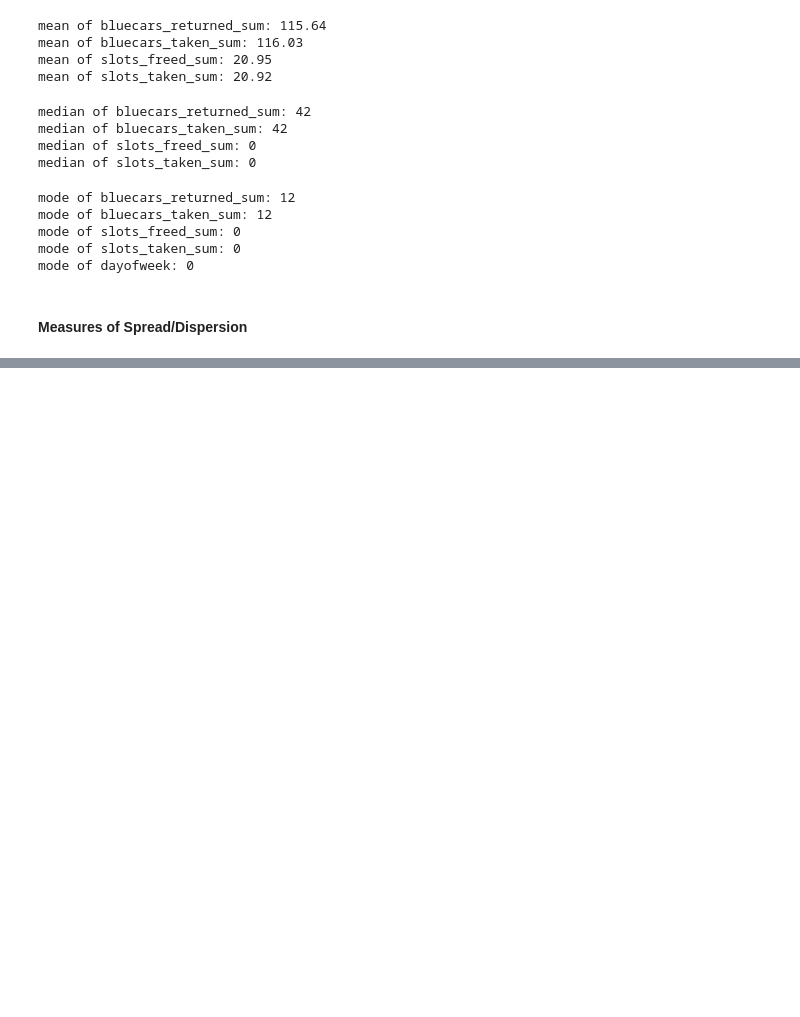
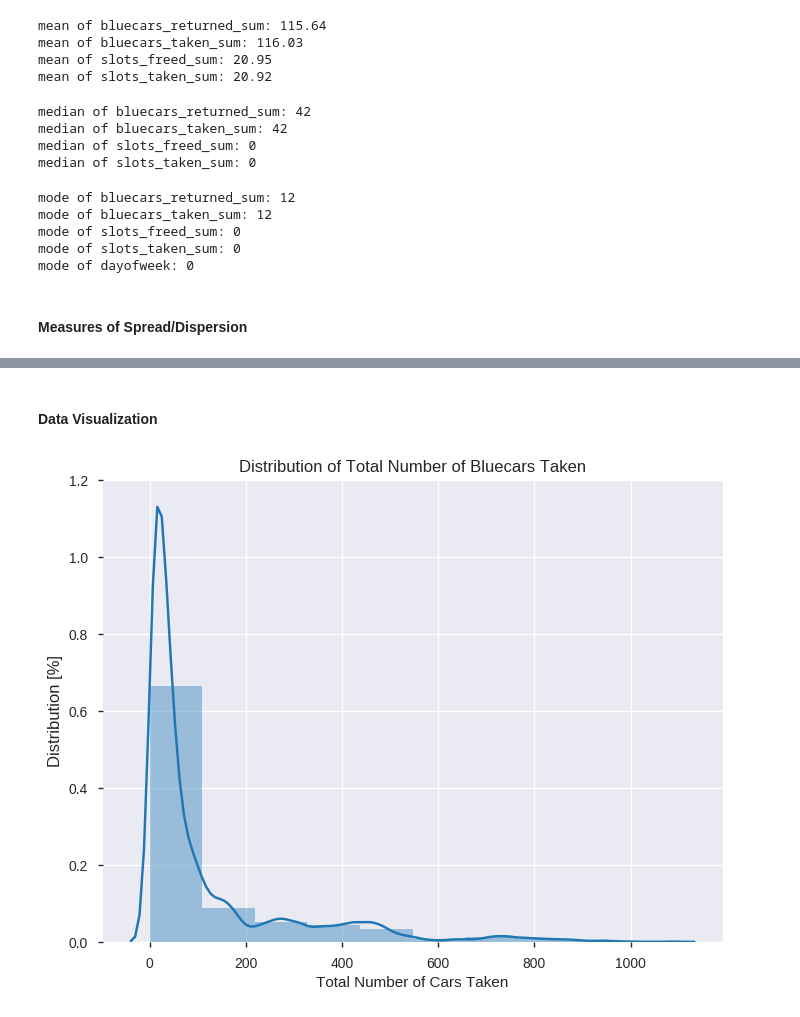
Before and after one commit to booorayan/BluecarsAuto, a Jupyter notebook: Autolib_projecte.ipynb, the cells around one changed output, grey strips where cells are left out. Cells and saved outputs as stored; diff of their text form; code cells hidden in the pictures; blank space fills up the shorter version.

```diff
--- a/Autolib_projecte.ipynb
+++ b/Autolib_projecte.ipynb
@@ -408,0 +529,12 @@ mode of dayofweek: 0
+# %% [markdown]
+#### Data Visualization
+# %%
+plt.figure(figsize=(8,6))
+dis = sns.distplot(autob.bluecars_taken_sum, bins=10)
+plt.xlabel('Total Number of Cars Taken')
+plt.yticks(dis.get_yticks(), dis.get_yticks() * 100)
+plt.ylabel('Distribution [%]', fontsize=12)
+plt.title('Distribution of Total Number of Bluecars Taken')
+plt.show()
+# %% [output]
+[figure, added]
```
Also changed, not shown: parts of 49 cells of this notebook.
